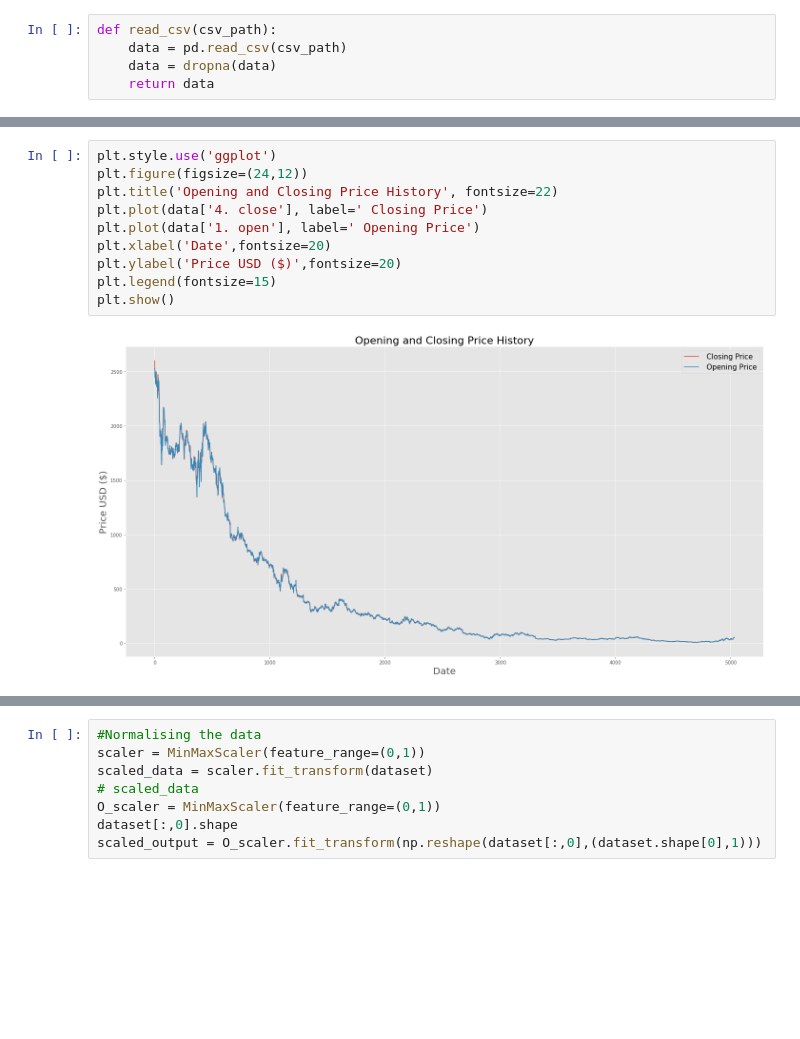
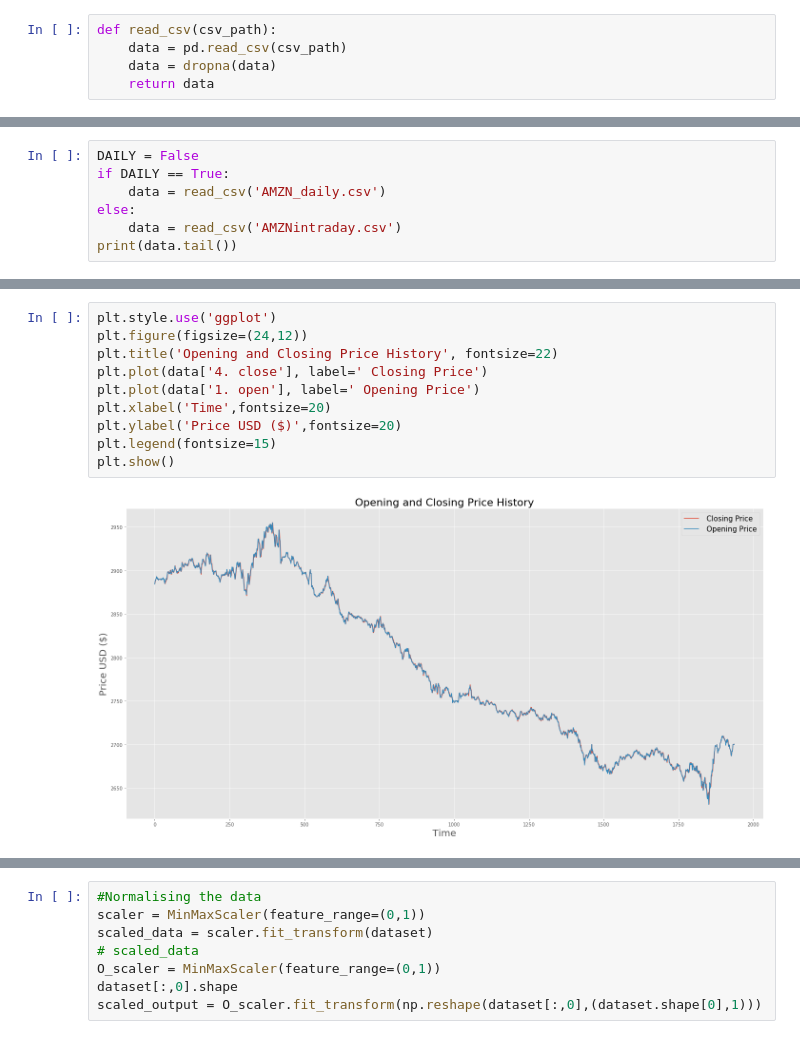
Before and after one commit to Aryan-jaiswal/StockPricePredictor, a Jupyter notebook: predictor.ipynb, the cells around one changed output, grey strips where cells are left out. Drawn from its saved outputs; the diff is of its cells as text; blank space fills up the shorter version.

```diff
--- a/predictor.ipynb
+++ b/predictor.ipynb
@@ -28,0 +22,7 @@ data.head()
+# %%
+DAILY = False
+if DAILY == True:
+    data = read_csv('AMZN_daily.csv')
+else:
+    data = read_csv('AMZNintraday.csv')
+print(data.tail())
@@ -29,13 +36,13 @@ data.head()
 # %%
 plt.style.use('ggplot')
 plt.figure(figsize=(24,12))
 plt.title('Opening and Closing Price History', fontsize=22)
 plt.plot(data['4. close'], label=' Closing Price')
 plt.plot(data['1. open'], label=' Opening Price')
-plt.xlabel('Date',fontsize=20)
+plt.xlabel('Time',fontsize=20)
 plt.ylabel('Price USD ($)',fontsize=20)
 plt.legend(fontsize=15)
 plt.show()
 # %% [output]
-[figure, old version]
+[figure, new version]
 # %%
```
Also changed, not shown: parts of 33 cells of this notebook, 1 other file.
